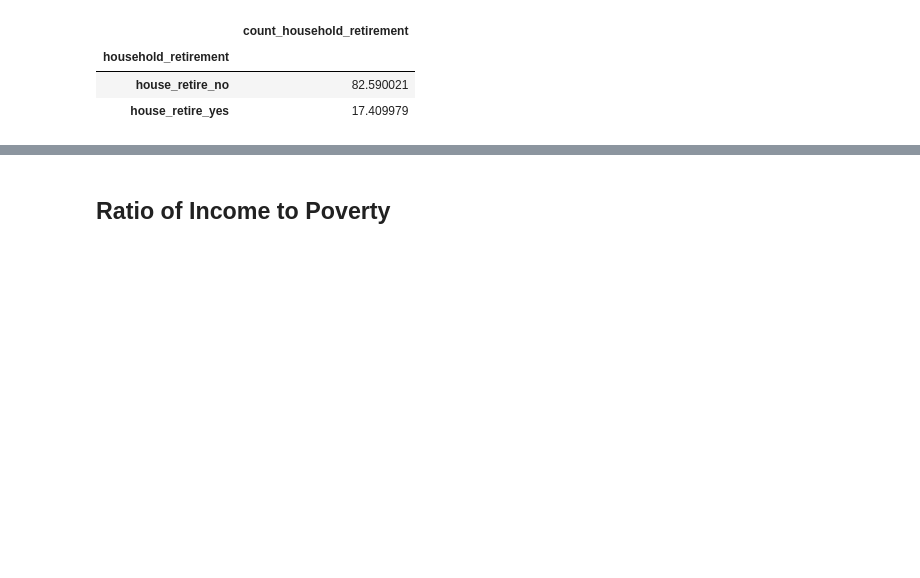
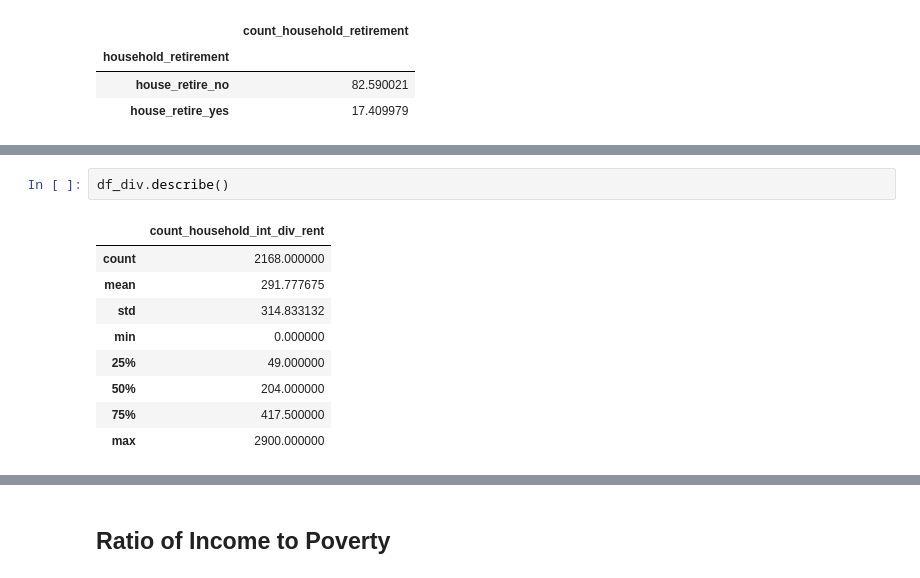
Before and after one commit to VIA-Transit-Rules/VIA_project, a Jupyter notebook: Sean/census_melt_income_poverty_gvt_assist.ipynb, the cells around one changed output, grey strips where cells are left out. Drawn from its saved outputs; the diff is of its cells as text; blank space fills up the shorter version.

```diff
--- a/Sean/census_melt_income_poverty_gvt_assist.ipynb
+++ b/Sean/census_melt_income_poverty_gvt_assist.ipynb
@@ -527,0 +548,12 @@ df_total_retire.sort_values(by = 'count_household_retirement', ascending = False
+# %%
+df_div.describe()
+# %% [output]
+|  | count_household_int_div_rent |
+| count | 2168.000000 |
+| mean | 291.777675 |
+| std | 314.833132 |
+| min | 0.000000 |
+| 25% | 49.000000 |
+| 50% | 204.000000 |
+| 75% | 417.500000 |
+| max | 2900.000000 |
```
Also changed, not shown: parts of 14 cells of this notebook.
